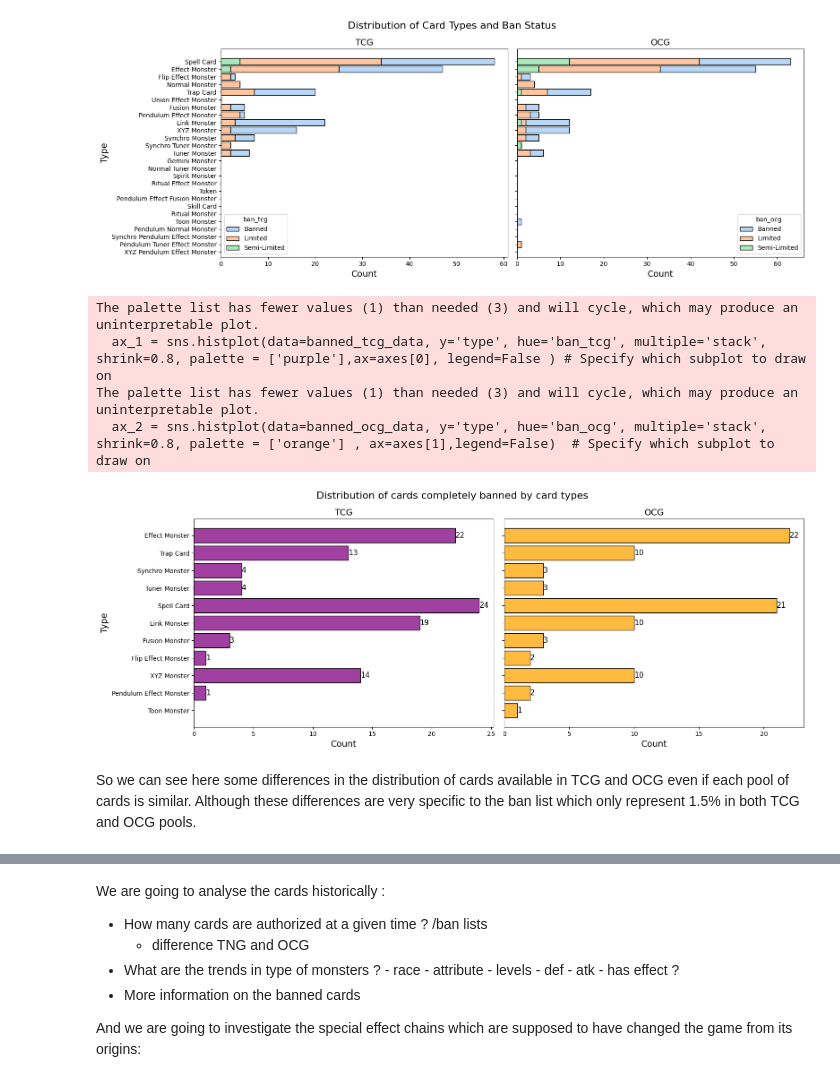
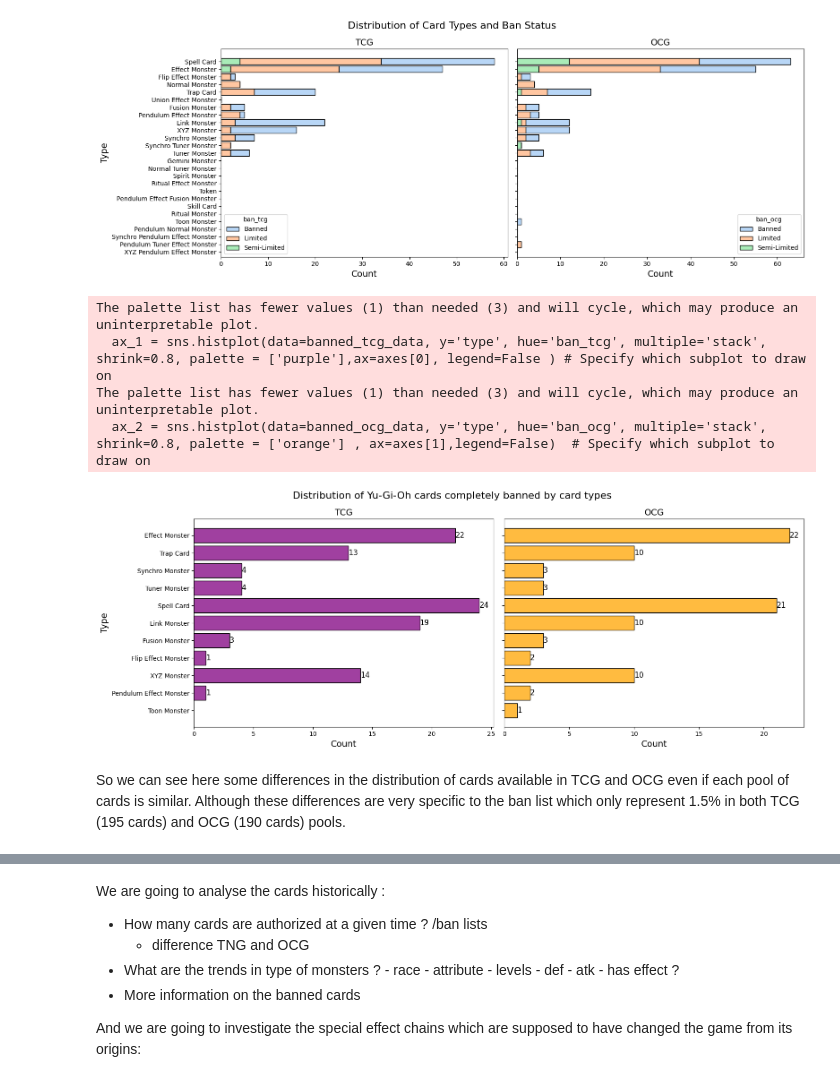
Before and after one commit to HanaeBonnafoux/yugioh, a Jupyter notebook: yu-gi-oh-s-evolution-through-the-cards.ipynb, the cells around one changed output, grey strips where cells are left out. Drawn from its saved outputs; the diff is of its cells as text; code cells hidden in the pictures.

Commit message:
Kaggle Notebook | Yu-Gi-Oh's evolution through the cards | Version 17

```diff
--- a/yu-gi-oh-s-evolution-through-the-cards.ipynb
+++ b/yu-gi-oh-s-evolution-through-the-cards.ipynb
@@ -250,35 +250,35 @@ banned_ocg_data = cards_data[cards_data["ban_ocg"] == "Banned"]
 
 
 fig, axes = plt.subplots(1, 2, figsize=(16, 6), sharey=True)
-fig.suptitle('Distribution of cards completely banned by card types', ha = "center", fontsize=16)
+fig.suptitle('Distribution of Yu-Gi-Oh cards completely banned by card types', ha = "center", fontsize=16)
 
 ax_1 = sns.histplot(data=banned_tcg_data, y='type', hue='ban_tcg', multiple='stack', shrink=0.8, palette = ['purple'],ax=axes[0], legend=False ) # Specify which subplot to draw on
 
 for container in ax_1.containers:
     ax_1.bar_label(container, fmt='%d', fontsize=12)
 
 ax_1.set_title("TCG", fontsize=14)
 ax_1.set_xlabel("Count", fontsize=14)
 ax_1.set_ylabel("Type", fontsize=14)
 
 ax_2 = sns.histplot(data=banned_ocg_data, y='type', hue='ban_ocg', multiple='stack', shrink=0.8, palette = ['orange'] , ax=axes[1],legend=False)  # Specify which subplot to draw on
 
 for container in ax_2.containers:
     ax_2.bar_label(container, fmt='%d', fontsize=12)
 
 ax_2.set_title("OCG", fontsize=14)
 ax_2.set_xlabel("Count", fontsize=14)
 ax_2.set_ylabel("")  # Remove redundant y-axis label
 
 plt.tight_layout()
 
 plt.show()
 # %% [output]
 The palette list has fewer values (1) than needed (3) and will cycle, which may produce an uninterpretable plot.
   ax_1 = sns.histplot(data=banned_tcg_data, y='type', hue='ban_tcg', multiple='stack', shrink=0.8, palette = ['purple'],ax=axes[0], legend=False ) # Specify which subplot to draw on
 The palette list has fewer values (1) than needed (3) and will cycle, which may produce an uninterpretable plot.
   ax_2 = sns.histplot(data=banned_ocg_data, y='type', hue='ban_ocg', multiple='stack', shrink=0.8, palette = ['orange'] , ax=axes[1],legend=False)  # Specify which subplot to draw on
-[figure, old version]
+[figure, new version]
 # %% [markdown]
 So we can see here some differences in the distribution of cards available in TCG and OCG even if each pool of cards is similar.
-Although these differences are very specific to the ban list which only represent 1.5% in both TCG and OCG pools.
+Although these differences are very specific to the ban list which only represent 1.5% in both TCG (195 cards) and OCG (190 cards) pools.
```
Also changed, not shown: parts of 3 cells of this notebook.
